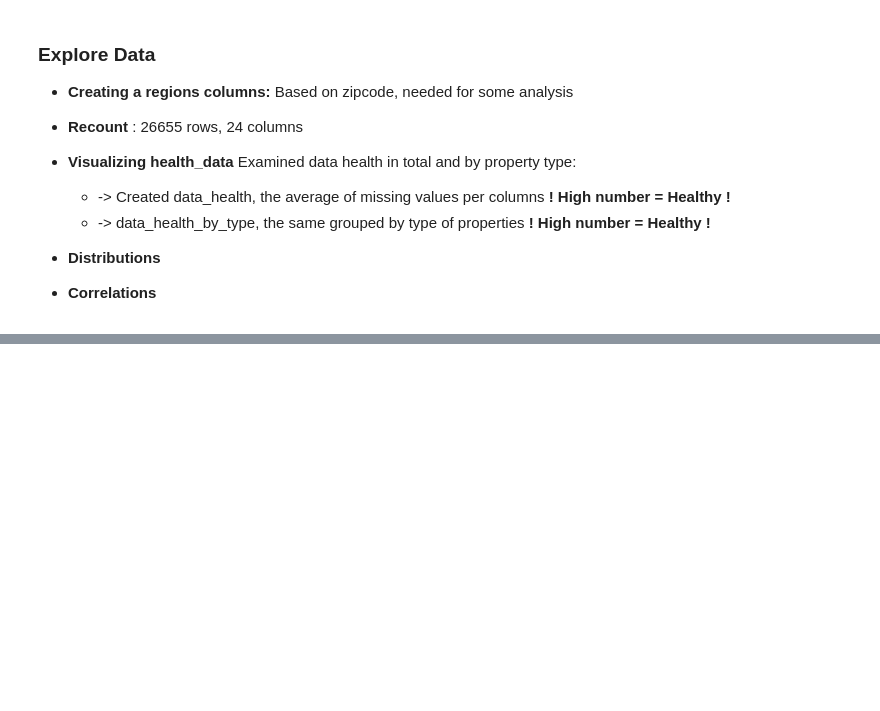
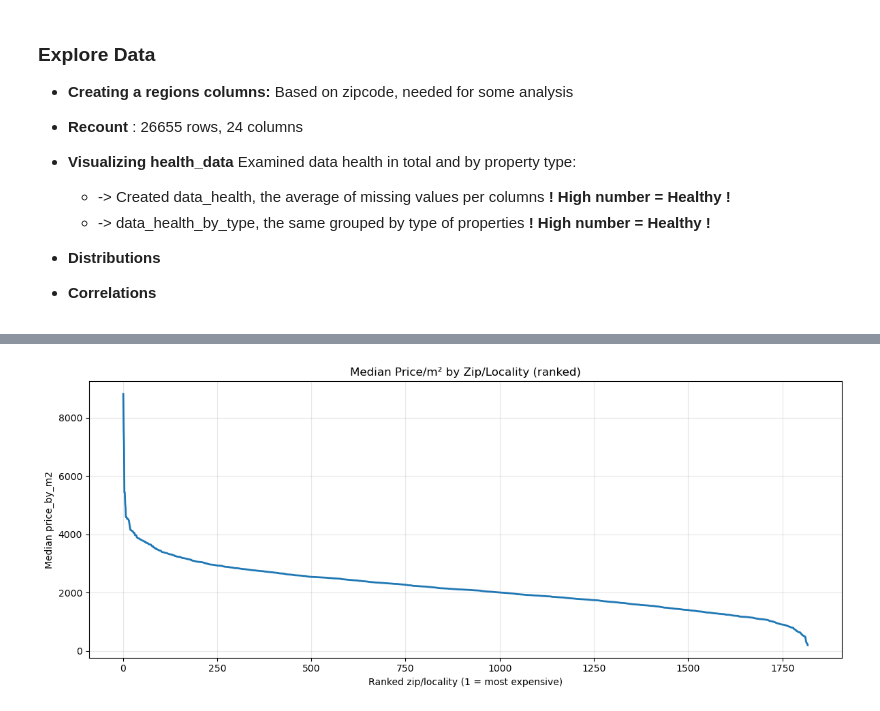
Before and after one commit to JanKazimir/ImmoElizza_team3, a Jupyter notebook: aajan_stuff/Jan_analysis_dataset.ipynb, the cells around one changed output, grey strips where cells are left out. Saved outputs shown, nothing was run; the diff lists cells and outputs as text; code cells hidden in the pictures; blank space fills up the shorter version.

```diff
--- a/aajan_stuff/Jan_analysis_dataset.ipynb
+++ b/aajan_stuff/Jan_analysis_dataset.ipynb
@@ -150,0 +141,19 @@ plt.show()
+# %%
+### Distribution of prices : look how high and low it goes
+
+# all_prices_by_zip is your sorted Series (descending)
+all_prices_by_zip = df.groupby(['zip_code', 'locality'])['price_by_m2'].median().sort_values(ascending=False).round(2)
+
+s = all_prices_by_zip.sort_values(ascending=False).reset_index(name='price_by_m2')
+s['rank'] = range(1, len(s) + 1)
+
+plt.figure(figsize=(12, 5))
+plt.plot(s['rank'], s['price_by_m2'], linewidth=2)
+plt.title('Median Price/m² by Zip/Locality (ranked)')
+plt.xlabel('Ranked zip/locality (1 = most expensive)')
+plt.ylabel('Median price_by_m2')
+plt.grid(alpha=0.3)
+plt.tight_layout()
+plt.show()
+# %% [output]
+[figure, added]
```
Also changed, not shown: parts of 11 cells of this notebook, 2 other files.
